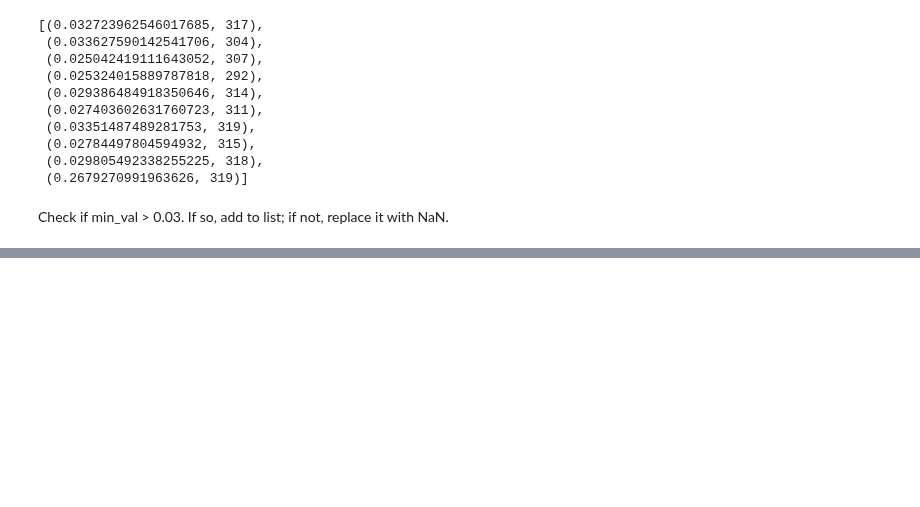
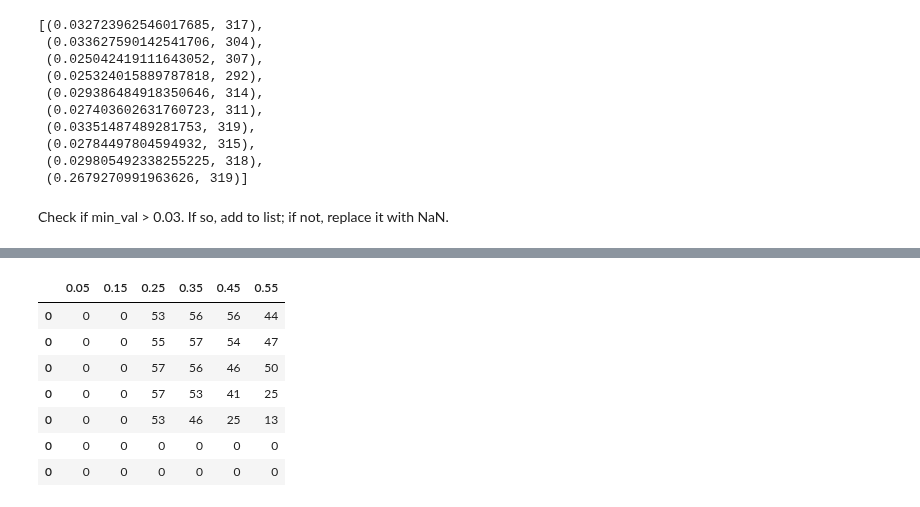
Before and after one commit to dieumynguyen/bee_communication, a Jupyter notebook: assess_efficiency.ipynb, the cells around one changed output, grey strips where cells are left out. Saved outputs shown, nothing was run; the diff lists cells and outputs as text; code cells hidden in the pictures; blank space fills up the shorter version.

```diff
--- a/assess_efficiency.ipynb
+++ b/assess_efficiency.ipynb
@@ -70,0 +243,11 @@ print(time_data)
+# %%
+df2
+# %% [output]
+|  | 0.05 | 0.15 | 0.25 | 0.35 | 0.45 | 0.55 |
+| 0 | 0 | 0 | 53 | 56 | 56 | 44 |
+| 0 | 0 | 0 | 55 | 57 | 54 | 47 |
+| 0 | 0 | 0 | 57 | 56 | 46 | 50 |
+| 0 | 0 | 0 | 57 | 53 | 41 | 25 |
+| 0 | 0 | 0 | 53 | 46 | 25 | 13 |
+| 0 | 0 | 0 | 0 | 0 | 0 | 0 |
+| 0 | 0 | 0 | 0 | 0 | 0 | 0 |
```
Also changed, not shown: parts of 16 cells of this notebook.
